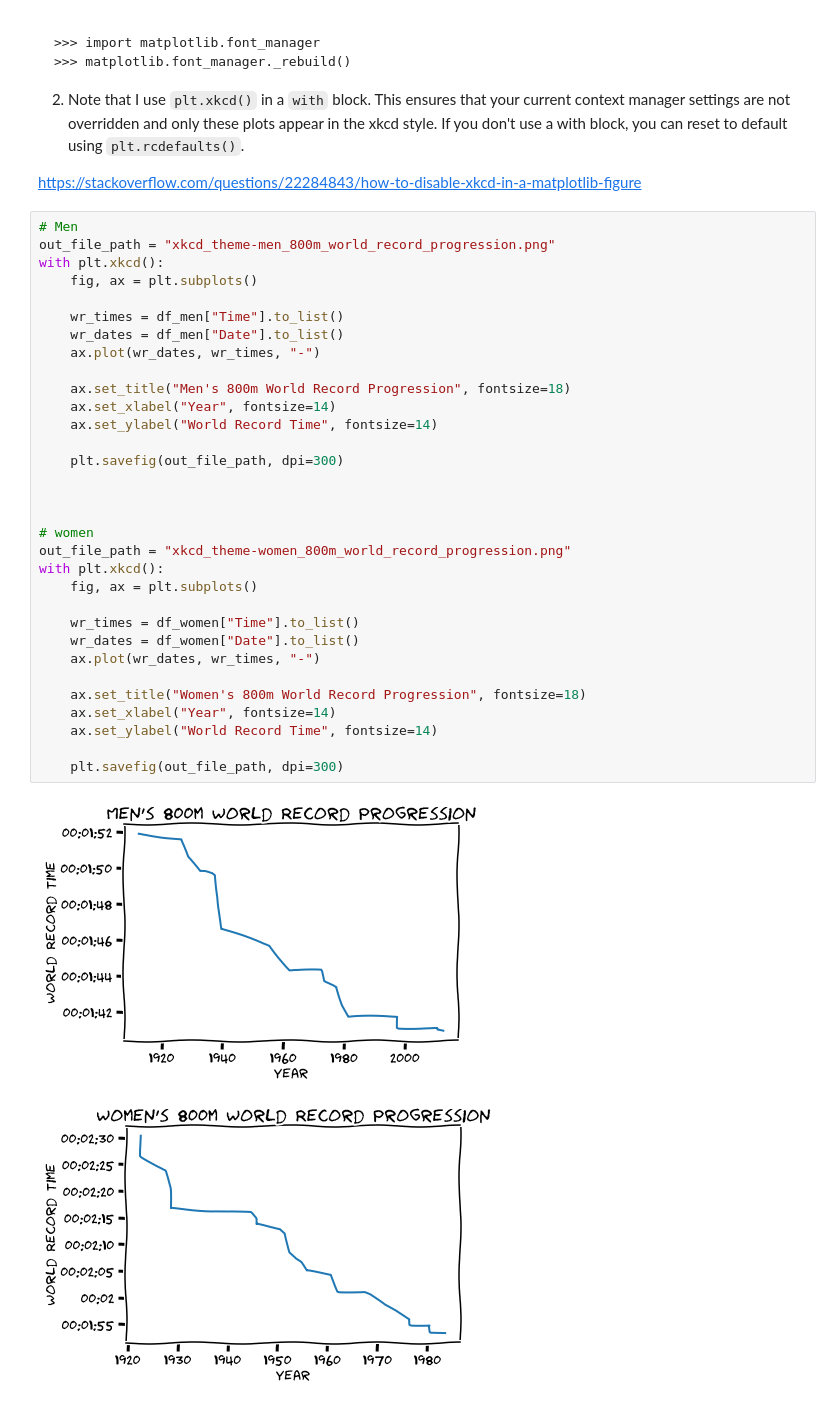
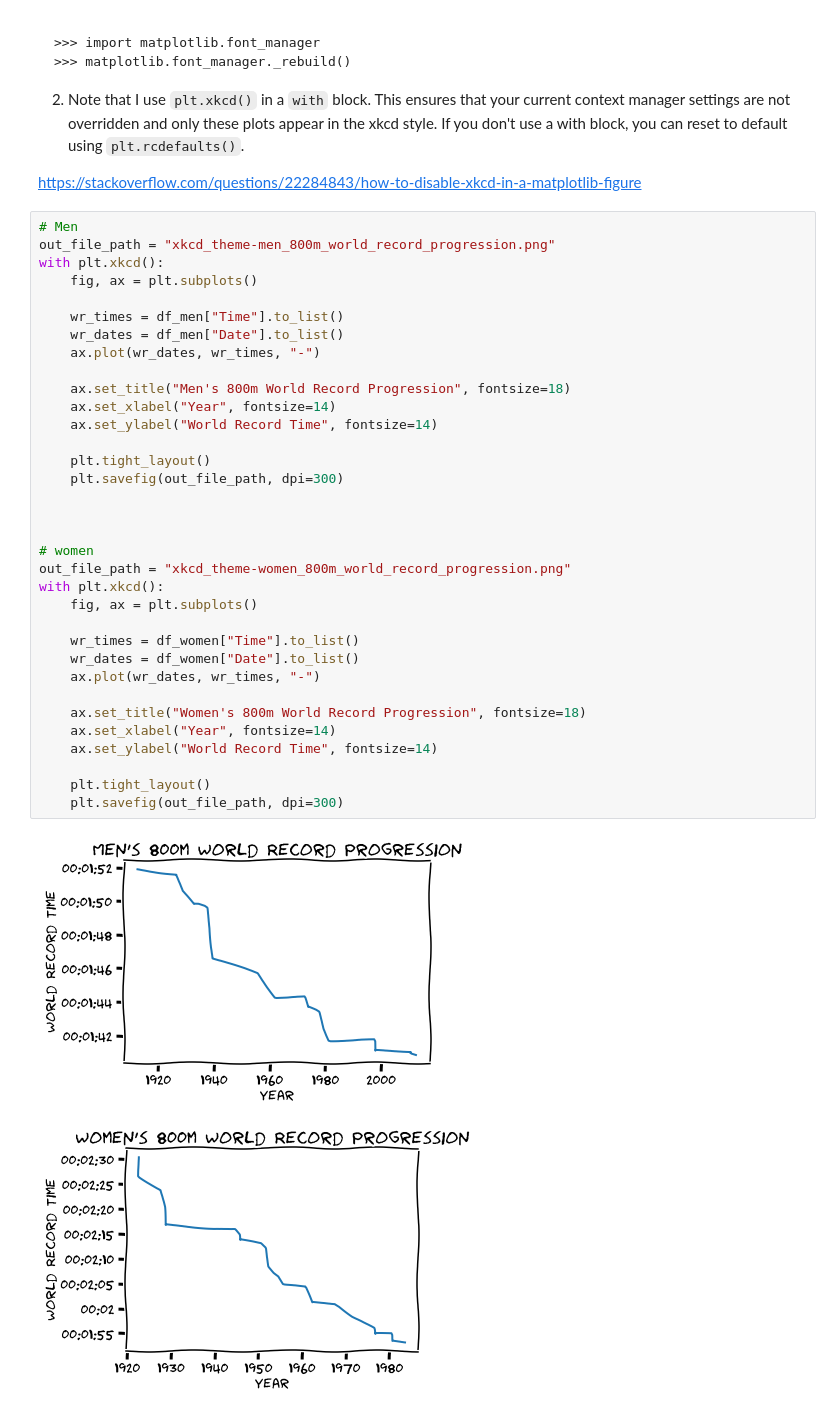
Before and after one commit to mrperkett/example-matplotlib-xkcd, a Jupyter notebook: plot-examples.ipynb, the cells around one changed output. Saved outputs shown, nothing was run; the diff lists cells and outputs as text.

Commit message:
Fixed exported plots with cut off labels

```diff
--- a/plot-examples.ipynb
+++ b/plot-examples.ipynb
@@ -137,32 +139,34 @@ out_file_path = "xkcd_theme-men_800m_world_record_progression.png"
 with plt.xkcd():
     fig, ax = plt.subplots()
 
     wr_times = df_men["Time"].to_list()
     wr_dates = df_men["Date"].to_list()
     ax.plot(wr_dates, wr_times, "-")
 
     ax.set_title("Men's 800m World Record Progression", fontsize=18)
     ax.set_xlabel("Year", fontsize=14)
     ax.set_ylabel("World Record Time", fontsize=14)
 
+    plt.tight_layout()
     plt.savefig(out_file_path, dpi=300)
 
 
 
 # women
 out_file_path = "xkcd_theme-women_800m_world_record_progression.png"
 with plt.xkcd():
     fig, ax = plt.subplots()
 
     wr_times = df_women["Time"].to_list()
     wr_dates = df_women["Date"].to_list()
     ax.plot(wr_dates, wr_times, "-")
 
     ax.set_title("Women's 800m World Record Progression", fontsize=18)
     ax.set_xlabel("Year", fontsize=14)
     ax.set_ylabel("World Record Time", fontsize=14)
 
+    plt.tight_layout()
     plt.savefig(out_file_path, dpi=300)
 # %% [output]
-[figure, old version]
+[figure, new version]
-[figure, old version]
+[figure, new version]
```
Also changed, not shown: parts of 1 cell of this notebook, 5 other files.
